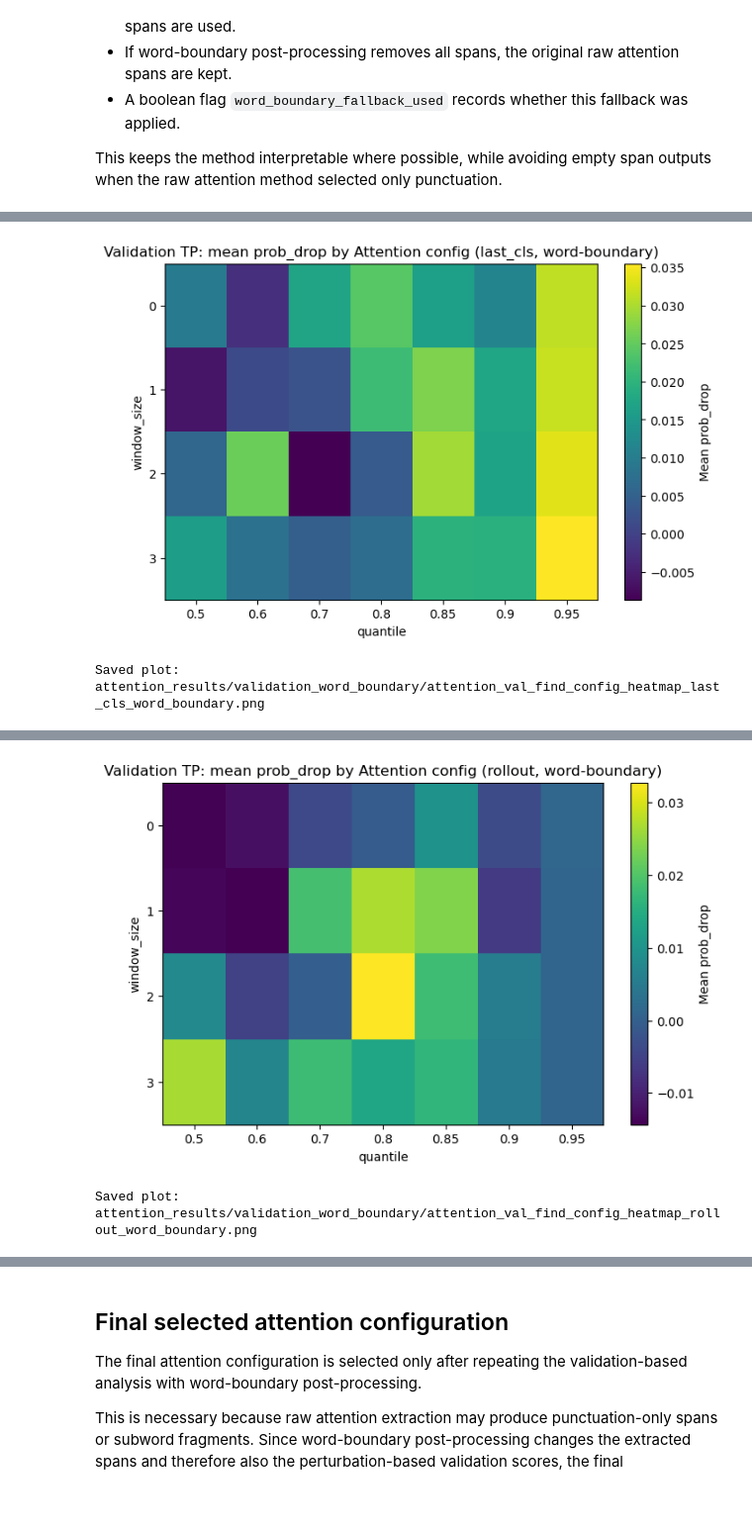
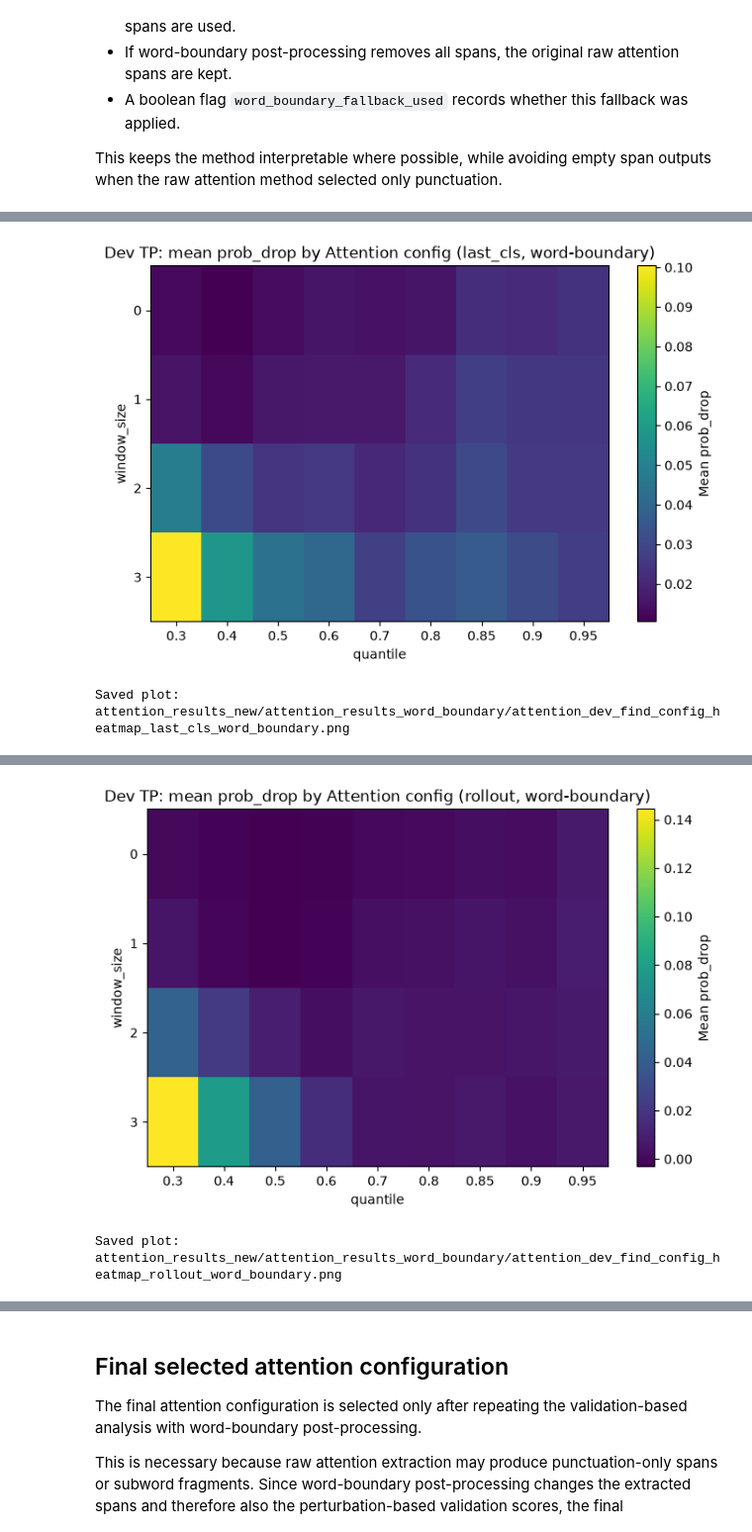
Before and after one commit to Karbs08/Localizing-Inappropriateness-in-Arguments, a Jupyter notebook: attention_spans.ipynb, the cells around one changed output, grey strips where cells are left out. Shown at 99% size. Drawn from its saved outputs; the diff is of its cells as text; code cells hidden in the pictures; blank space fills up the shorter version.

Commit message:
update methods

```diff
--- a/attention_spans.ipynb
+++ b/attention_spans.ipynb
@@ -52,7 +43,7 @@ TORCH_DEVICE = "cuda" if torch.cuda.is_available() else "cpu"
 
 # Attention settings
 ATTENTION_METHODS = ["last_cls", "rollout"]
-QUANTILE_VALUES = [0.50, 0.60, 0.70, 0.80, 0.85, 0.90, 0.95]
+QUANTILE_VALUES = [0.3, 0.4, 0.50, 0.60, 0.70, 0.80, 0.85, 0.90, 0.95]
 WINDOW_SIZE_VALUES = [0, 1, 2, 3]
 
 # Output
@@ -1437,8 +1552,13 @@ To reduce such artifacts, this section adds a word-boundary post-processing step
 
 This does not change how attention scores are computed. It only changes how token-level attention candidates are converted into readable character spans. Therefore, this step should be interpreted as a post-processing improvement for human interpretability, not as a new attribution method.
 # %%
-val_word_boundary_output_dir = OUTPUT_DIR / "validation_word_boundary"
-val_word_boundary_output_dir.mkdir(parents=True, exist_ok=True)
+# Output folder for word-boundary post-processing results
+WORD_BOUNDARY_OUTPUT_DIR = OUTPUT_DIR / "attention_results_word_boundary"
+WORD_BOUNDARY_OUTPUT_DIR.mkdir(parents=True, exist_ok=True)
 
-print("Validation word-boundary output directory:", val_word_boundary_output_dir)
+# Whether punctuation-only spans should be removed.
+# This is important because punctuation often receives high attention but is rarely interpretable as evidence by itself.
+DROP_PUNCTUATION_ONLY_SPANS = True
+
+print("Word-boundary output directory:", WORD_BOUNDARY_OUTPUT_DIR)
 # %% [output]
@@ -1553,12 +1885,12 @@ def apply_word_boundary_to_argument_results(argument_results):
 
     return updated_results
 # %%
-val_tp_results_word_boundary = apply_word_boundary_to_argument_results(val_tp_results)
+dev_tp_results_word_boundary = apply_word_boundary_to_argument_results(dev_tp_results)
 
-val_tp_argument_df_word_boundary = build_argument_level_df(val_tp_results_word_boundary)
-val_tp_span_df_word_boundary = build_span_level_df(val_tp_results_word_boundary)
+dev_tp_argument_df_word_boundary = build_argument_level_df(dev_tp_results_word_boundary)
+dev_tp_span_df_word_boundary = build_span_level_df(dev_tp_results_word_boundary)
 
-display(val_tp_argument_df_word_boundary.head())
-display(val_tp_span_df_word_boundary.head())
+display(dev_tp_argument_df_word_boundary.head())
+display(dev_tp_span_df_word_boundary.head())
 # %% [output]
 |  | global_row_id | split | post_id | issue | label | predicted_label | predicted_score | confusion_type | ... |
@@ -1684,7 +2011,7 @@ Saved validation word-boundary files to: attention_results/validation_word_bound
 # %%
-for method in sorted(val_config_summary_word_boundary["attention_method"].unique()):
-    method_df = val_config_summary_word_boundary[
-        val_config_summary_word_boundary["attention_method"] == method
+for method in sorted(dev_config_summary_word_boundary["attention_method"].unique()):
+    method_df = dev_config_summary_word_boundary[
+        dev_config_summary_word_boundary["attention_method"] == method
     ].copy()
 
     plt.figure(figsize=(8, 5))
@@ -1703,11 +2030,11 @@ for method in sorted(val_config_summary_word_boundary["attention_method"].unique
 
     plt.xlabel("window_size")
     plt.ylabel("Mean prob_drop")
-    plt.title(f"Validation TP: window_size elbow by quantile ({method}, word-boundary)")
+    plt.title(f"Dev TP: window_size elbow by quantile ({method}, word-boundary)")
     plt.grid(True)
     plt.legend()
 
-    plot_path = val_word_boundary_output_dir / f"attention_val_window_elbow_by_quantile_{method}_word_boundary.png"
+    plot_path = WORD_BOUNDARY_OUTPUT_DIR / f"attention_dev_window_elbow_by_quantile_{method}_word_boundary.png"
     plt.savefig(plot_path, dpi=300, bbox_inches="tight")
     plt.show()
 
@@ -1720,38 +2047,38 @@ Saved plot: attention_results/validation_word_boundary/attention_val_window_elbo
 # %%
-for method in sorted(val_config_summary_word_boundary["attention_method"].unique()):
-    method_df = val_config_summary_word_boundary[
-        val_config_summary_word_boundary["attention_method"] == method
+for method in sorted(dev_config_summary_word_boundary["attention_method"].unique()):
+    method_df = dev_config_summary_word_boundary[
+        dev_config_summary_word_boundary["attention_method"] == method
     ].copy()
 
     heatmap_data = method_df.pivot(
         index="window_size",
         columns="quantile",
         values="mean_prob_drop"
     )
 
     plt.figure(figsize=(8, 5))
     plt.imshow(heatmap_data, aspect="auto")
     plt.colorbar(label="Mean prob_drop")
 
     plt.xticks(
         ticks=np.arange(len(heatmap_data.columns)),
         labels=heatmap_data.columns
     )
     plt.yticks(
         ticks=np.arange(len(heatmap_data.index)),
         labels=heatmap_data.index
     )
 
     plt.xlabel("quantile")
     plt.ylabel("window_size")
-    plt.title(f"Validation TP: mean prob_drop by Attention config ({method}, word-boundary)")
+    plt.title(f"Dev TP: mean prob_drop by Attention config ({method}, word-boundary)")
 
-    plot_path = val_word_boundary_output_dir / f"attention_val_find_config_heatmap_{method}_word_boundary.png"
+    plot_path = WORD_BOUNDARY_OUTPUT_DIR / f"attention_dev_find_config_heatmap_{method}_word_boundary.png"
     plt.savefig(plot_path, dpi=300, bbox_inches="tight")
     plt.show()
 
     print("Saved plot:", plot_path)
     display(heatmap_data)
 # %% [output]
-[figure, old version]
+[figure, new version]
-Saved plot: attention_results/validation_word_boundary/attention_val_find_config_heatmap_last_cls_word_boundary.png
+Saved plot: attention_results_new/attention_results_word_boundary/attention_dev_find_config_heatmap_last_cls_word_boundary.png
@@ -1764,2 +2091,2 @@ Saved plot: attention_results/validation_word_boundary/attention_val_find_config
-[figure, old version]
+[figure, new version]
-Saved plot: attention_results/validation_word_boundary/attention_val_find_config_heatmap_rollout_word_boundary.png
+Saved plot: attention_results_new/attention_results_word_boundary/attention_dev_find_config_heatmap_rollout_word_boundary.png
```
Also changed, not shown: parts of 32 cells of this notebook, 6 other files.
